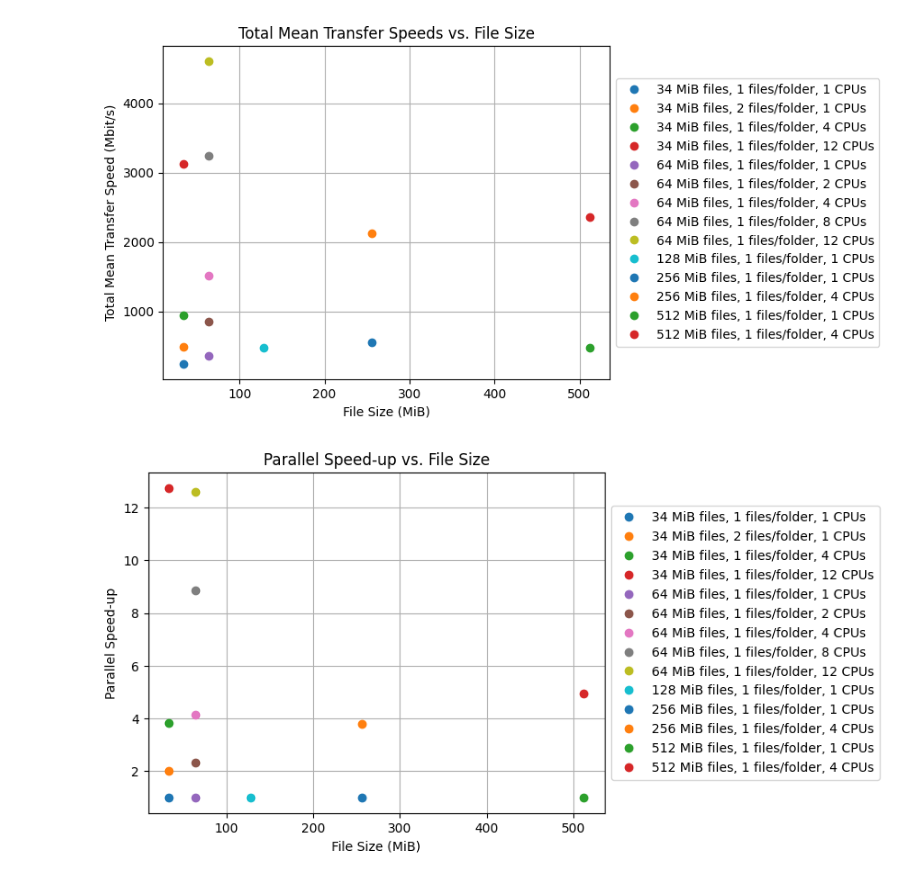
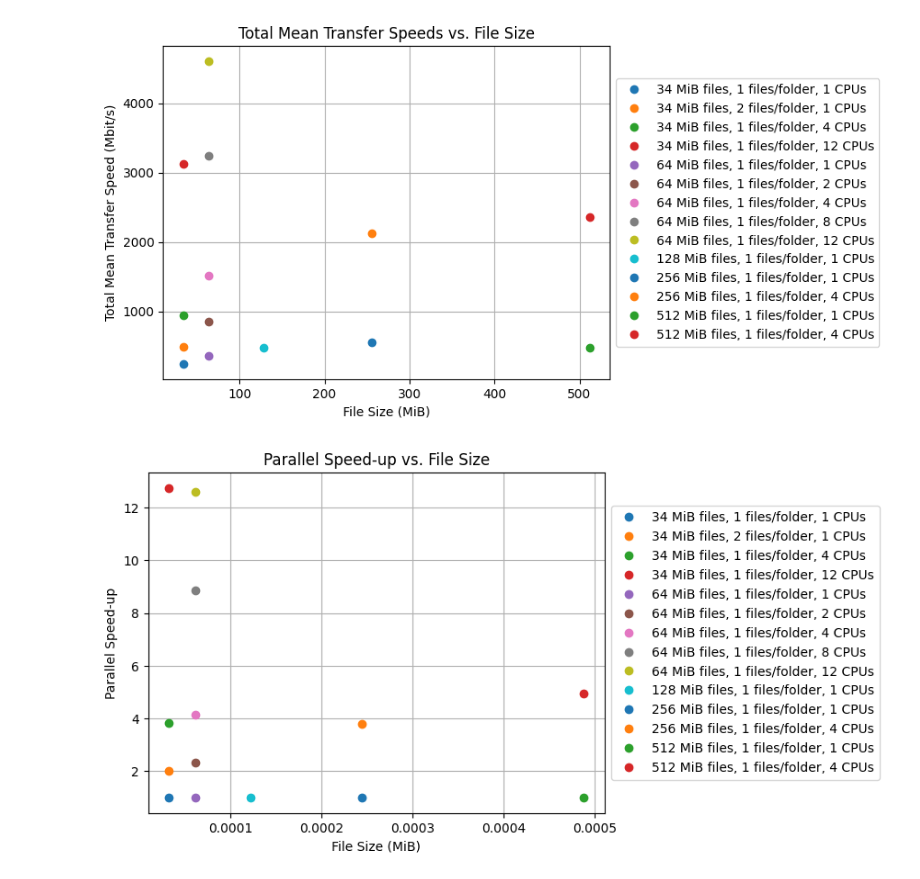
Before and after one commit to lsst-uk/csd3-echo-somerville, a Jupyter notebook: csd3-side/notebooks/transfer_speeds.ipynb, the cells around one changed output. Drawn from its saved outputs; the diff is of its cells as text; code cells hidden in the pictures.

```diff
--- a/csd3-side/notebooks/transfer_speeds.ipynb
+++ b/csd3-side/notebooks/transfer_speeds.ipynb
@@ -93,7 +93,7 @@ logs
   'n_procs': 4,
   'files_per_folder': 1}]
 # %%
-logs_df = pd.DataFrame(logs).sort_values(by=['filesize_bytes','n_procs','files_per_folder']).reset_index(drop=True)
+logs_df = pd.DataFrame(logs).sort_values(by=['filesize_MiB','n_procs','files_per_folder']).reset_index(drop=True)
 # logs_df.drop(logs_df[logs_df['files_per_folder'] == 2].index, inplace=True)
 # %%
 logs_df
@@ -127,7 +127,7 @@ for log in logs_df.iterrows():
     plt.suptitle(f'Transfer Speed Per Connection - Moving average over {window_size} folders.')
     # Plot the smoothed data
     # plt.subplot(211)
-    plt.plot(smoothed_mib_per_sec, label=f'{this_log["filesize_bytes"]/1024:.0f} MiB files, {this_log["files_per_folder"]} files/folder, {this_log["n_procs"]} CPUs')
+    plt.plot(smoothed_mib_per_sec, label=f'{this_log["filesize_MiB"]:.0f} MiB files, {this_log["files_per_folder"]} files/folder, {this_log["n_procs"]} CPUs')
     plt.xlim(0, 200)
     plt.xlabel('Folders')
     plt.ylabel('Mbit/s')
@@ -168,14 +168,14 @@ for log in logs_df.iterrows():
     import matplotlib.pyplot as plt
 
     # Extract the required columns from logs_df
-    file_sizes = this_log['filesize_bytes']/1024
+    file_sizes = this_log['filesize_MiB']
     mbps = this_log['mbps']
 
     # Calculate the mean transfer speeds in Mbit/s
     mean_mbps = np.mean(mbps, axis=0)
 
     # Plot the mean transfer speeds against file size
-    plt.plot(file_sizes, mean_mbps, marker='o', linestyle='', label=f'{this_log["filesize_bytes"]/1024:.0f} MiB files, {this_log["files_per_folder"]} files/folder, {this_log["n_procs"]} CPUs')
+    plt.plot(file_sizes, mean_mbps, marker='o', linestyle='', label=f'{this_log["filesize_MiB"]:.0f} MiB files, {this_log["files_per_folder"]} files/folder, {this_log["n_procs"]} CPUs')
 plt.xlabel('File Size (MiB)')
 plt.ylabel('Mean Transfer Speed per Connection (Mbit/s)')
 plt.title('Mean Transfer Speeds per Connection vs. File Size')
@@ -191,7 +191,7 @@ for log in logs_df.iterrows():
     import matplotlib.pyplot as plt
 
     # Extract the required columns from logs_df
-    file_sizes = this_log['filesize_bytes']/1024
+    file_sizes = this_log['filesize_MiB']
     mbps = this_log['mbps']
     n_procs = this_log['n_procs']
 
@@ -199,7 +199,7 @@ for log in logs_df.iterrows():
     total_mean_mbps = np.mean(mbps, axis=0)*n_procs
 
     # Plot the mean transfer speeds against file size
-    plt.plot(file_sizes, total_mean_mbps, marker='o', linestyle='', label=f'{this_log["filesize_bytes"]/1024:.0f} MiB files, {this_log["files_per_folder"]} files/folder, {this_log["n_procs"]} CPUs')
+    plt.plot(file_sizes, total_mean_mbps, marker='o', linestyle='', label=f'{this_log["filesize_MiB"]:.0f} MiB files, {this_log["files_per_folder"]} files/folder, {this_log["n_procs"]} CPUs')
 plt.xlabel('File Size (MiB)')
 plt.ylabel('Total Mean Transfer Speed (Mbit/s)')
 plt.title('Total Mean Transfer Speeds vs. File Size')
@@ -211,25 +211,25 @@ plt.show()
 # %%
 for log in logs_df.iterrows():
     this_log = log[1]
     #average transfer speed versus file size
     import matplotlib.pyplot as plt
 
     # Extract the required columns from logs_df
-    file_sizes = this_log['filesize_bytes']
+    file_sizes = this_log['filesize_MiB']
     mbps = this_log['mbps']
-    single_cpu_mean_mbps = np.mean(logs_df[logs_df['n_procs'] == 1][logs_df['filesize_bytes'] == file_sizes]['mbps'].values[0], axis=0)
+    single_cpu_mean_mbps = np.mean(logs_df[logs_df['n_procs'] == 1][logs_df['filesize_MiB'] == file_sizes]['mbps'].values[0], axis=0)
     n_procs = this_log['n_procs']
 
     # Calculate the mean transfer speeds in Mbit/s
     parallel_speed_up = np.mean(mbps, axis=0)*n_procs / single_cpu_mean_mbps
 
     # Plot the mean transfer speeds against file size
-    plt.plot(file_sizes/1024, parallel_speed_up, marker='o', linestyle='', label=f'{this_log["filesize_bytes"]/1024:.0f} MiB files, {this_log["files_per_folder"]} files/folder, {this_log["n_procs"]} CPUs')
+    plt.plot(file_sizes/1024**2, parallel_speed_up, marker='o', linestyle='', label=f'{this_log["filesize_MiB"]:.0f} MiB files, {this_log["files_per_folder"]} files/folder, {this_log["n_procs"]} CPUs')
 plt.xlabel('File Size (MiB)')
 plt.ylabel('Parallel Speed-up')
 plt.title('Parallel Speed-up vs. File Size')
 plt.grid(True)
 plt.legend(loc='center left', bbox_to_anchor=(1, 0.5))
 plt.show()
 # %% [output]
-[figure, old version]
+[figure, new version]
```
Also changed, not shown: parts of 4 cells of this notebook.
